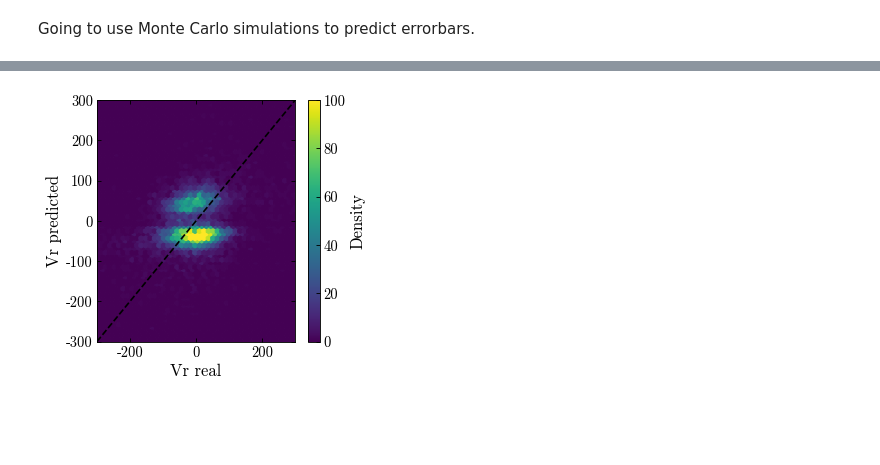
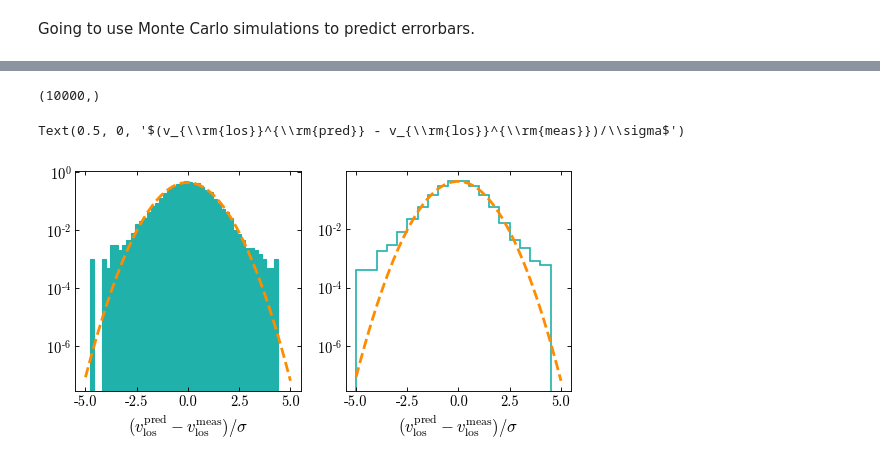
Before and after one commit to adropulic/datax_gaia, a Jupyter notebook: RVTrial3_nonrescaledvel.ipynb, the cells around one changed output, grey strips where cells are left out. Drawn from its saved outputs; the diff is of its cells as text; code cells hidden in the pictures; blank space fills up the shorter version.

```diff
--- a/RVTrial3_nonrescaledvel.ipynb
+++ b/RVTrial3_nonrescaledvel.ipynb
@@ -699,16 +795,25 @@ Text(0, 0.5, 'Error on Vr predicted')
-# %%
-y_low = -300
-y_high= 300
-hb = plt.hexbin(y_test[:,0], test_preds_2[:,0],gridsize=80)
-x1 = np.linspace(y_low,y_high,1000)
-y1 = x1
-plt.plot(x1,y1,'k--')
-plt.xlim([y_low,y_high])
-plt.ylim([y_low,y_high])
-plt.ylabel('Vr predicted')
-plt.xlabel('Vr real')
-cb = plt.colorbar(hb,label = 'Density')
-#clb = plt.colorbar(sc1, label = 'Absolute Error Test Set')
-plt.clim(0,100)
-# %% [output]
-[figure, removed]
+# %%
+
+diff_hist = np.divide(np.subtract(test_preds_2[:,0],y_test[:,0]),test_preds_2[:,1])
+mean_diffs, mean_stds = np.mean(diff_hist), np.std(diff_hist)
+print(np.shape(diff_hist))
+# %% [output]
+(10000,)
+# %%
+#comparing which size bins to use
+plt.figure(figsize=(8, 8))
+plt.subplot(2,2,1)
+plotrange = np.linspace(-5, 5)
+plt.hist(diff_hist,bins=50, range=(-5,5), histtype='step',color = 'lightseagreen',Fill = True, density = True)
+plt.plot(plotrange, norm.pdf(plotrange, mean_diffs, mean_stds),color = 'darkorange', linestyle = '--', linewidth = 2.5)
+plt.yscale('log')
+plt.xlabel(r'$(v_{\rm{los}}^{\rm{pred}} - v_{\rm{los}}^{\rm{meas}})/\sigma$')
+
+plt.subplot(2,2,2)
+plt.hist(diff_hist,bins=20, range=(-5,5), histtype='step',color = 'lightseagreen',linewidth = 1.5, density = True)
+plt.plot(plotrange, norm.pdf(plotrange, mean_diffs, mean_stds),color = 'darkorange', linestyle = '--', linewidth = 2.5)
+plt.yscale('log')
+plt.xlabel(r'$(v_{\rm{los}}^{\rm{pred}} - v_{\rm{los}}^{\rm{meas}})/\sigma$')
+# %% [output]
+Text(0.5, 0, '$(v_{\\rm{los}}^{\\rm{pred}} - v_{\\rm{los}}^{\\rm{meas}})/\\sigma$')
+[figure, added]
```
Also changed, not shown: parts of 27 cells of this notebook.
